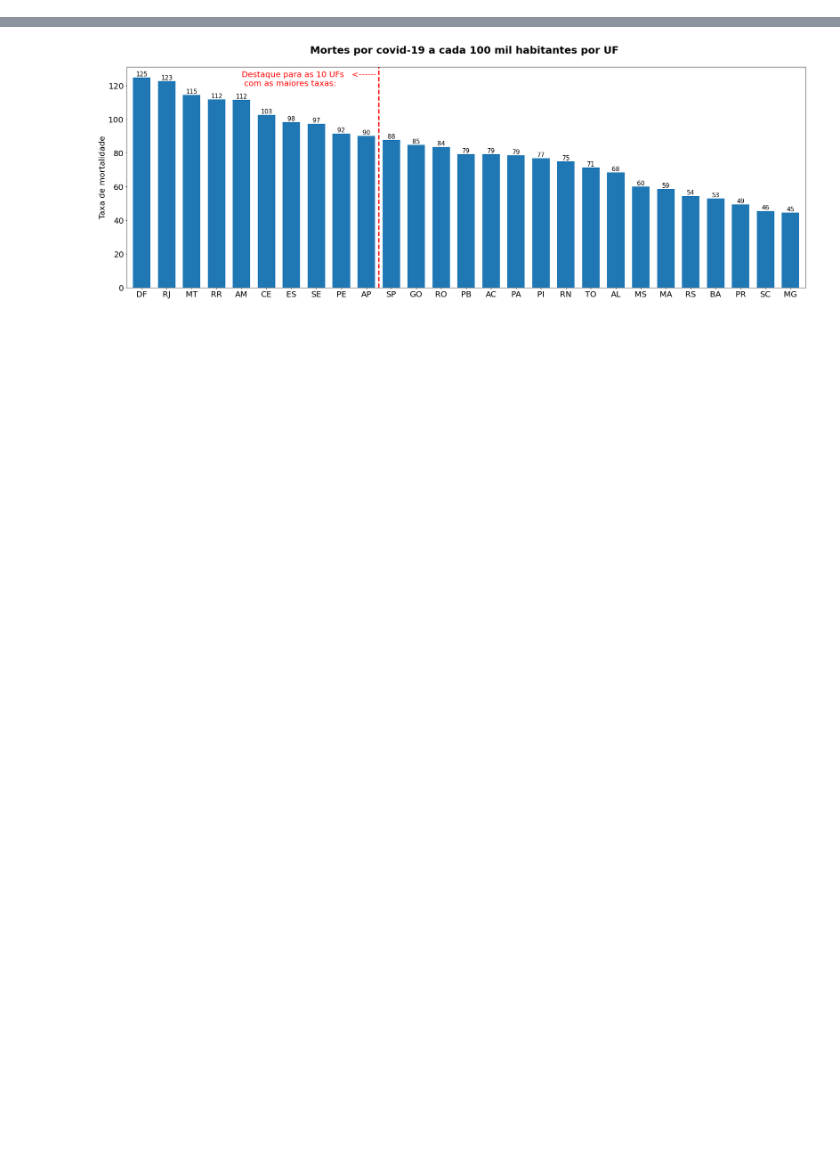
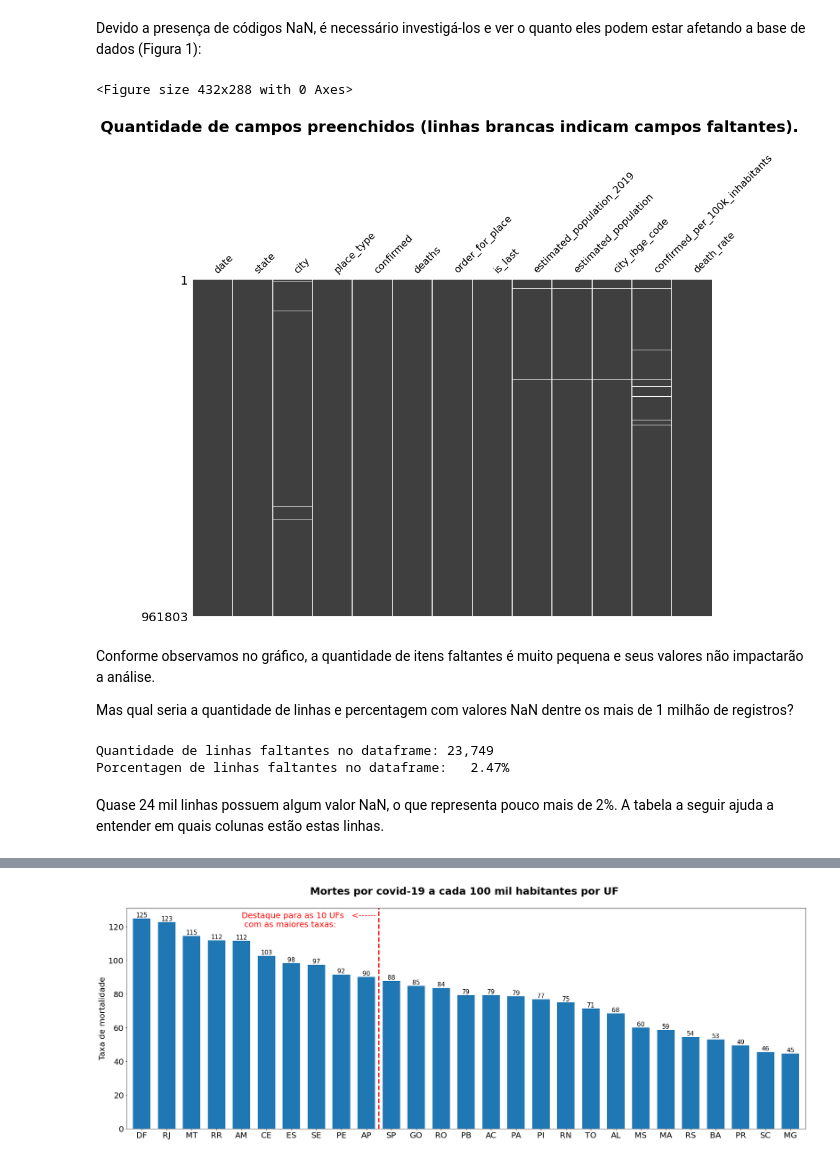
Before and after one commit to renato-favarin/tres_fatores_para_explicar_mortalidade_covid_br, a Jupyter notebook: Renato_da_Nova_Favarin_Projeto_Módulo_01.ipynb, the cells around one changed output, grey strips where cells are left out. Drawn from its saved outputs; the diff is of its cells as text; code cells hidden in the pictures; blank space fills up the shorter version.

```diff
--- a/Renato_da_Nova_Favarin_Projeto_Módulo_01.ipynb
+++ b/Renato_da_Nova_Favarin_Projeto_Módulo_01.ipynb
@@ -307,0 +42,6 @@ plt.show()
+# %%
+# Carregar fonte do Brasil.io
+#fonte_brasil_io_caso = '/content/drive/My Drive/data_science_files/brasil_io/caso.csv.gz'
+fonte_brasil_io_caso = 'data/caso.csv.gz'
+covid19_brasil_io_original = pd.read_csv(fonte_brasil_io_caso, compression='gzip')
+covid19_brasil_io_original.head()
@@ -307,0 +224,31 @@ plt.show()
+# %% [markdown]
+Devido a presença de códigos NaN, é necessário investigá-los e ver o quanto eles podem estar afetando a base de dados (Figura 1):
+# %%
+#### Gerar visualização dos valores NaN
+plt.figure()
+fig, ax1 = plt.subplots(figsize=(15,10))
+msno.matrix(covid19_brasil_io_original, ax=ax1, sparkline=False)
+plt.title('Quantidade de campos preenchidos (linhas brancas indicam campos faltantes). \n', fontsize=25, fontweight='bold')
+
+plt.show();
+# %% [output]
+<Figure size 432x288 with 0 Axes>
+[figure, added]
+# %% [markdown]
+
+Conforme observamos no gráfico, a quantidade de itens faltantes é muito pequena e seus valores não impactarão a análise.
+
+Mas qual seria a quantidade de linhas e percentagem com valores NaN dentre os mais de 1 milhão de registros?
+# %%
+print('Quantidade de linhas faltantes no dataframe: {:{},}'.format(
+    covid19_brasil_io_original.shape[0]-covid19_brasil_io_original.dropna().shape[0],6))
+
+print('Porcentagen de linhas faltantes no dataframe: {:{}.2f}%'.format(
+      (covid19_brasil_io_original.shape[0]-
+       covid19_brasil_io_original.dropna().shape[0]
+       )/covid19_brasil_io_original.shape[0]*100,6))
+# %% [output]
+Quantidade de linhas faltantes no dataframe: 23,749
+Porcentagen de linhas faltantes no dataframe:   2.47%
+# %% [markdown]
+Quase 24 mil linhas possuem algum valor NaN, o que representa pouco mais de 2%. A tabela a seguir ajuda a entender em quais colunas estão estas linhas. </font>
```
Also changed, not shown: parts of 126 cells of this notebook, 3 other files.
